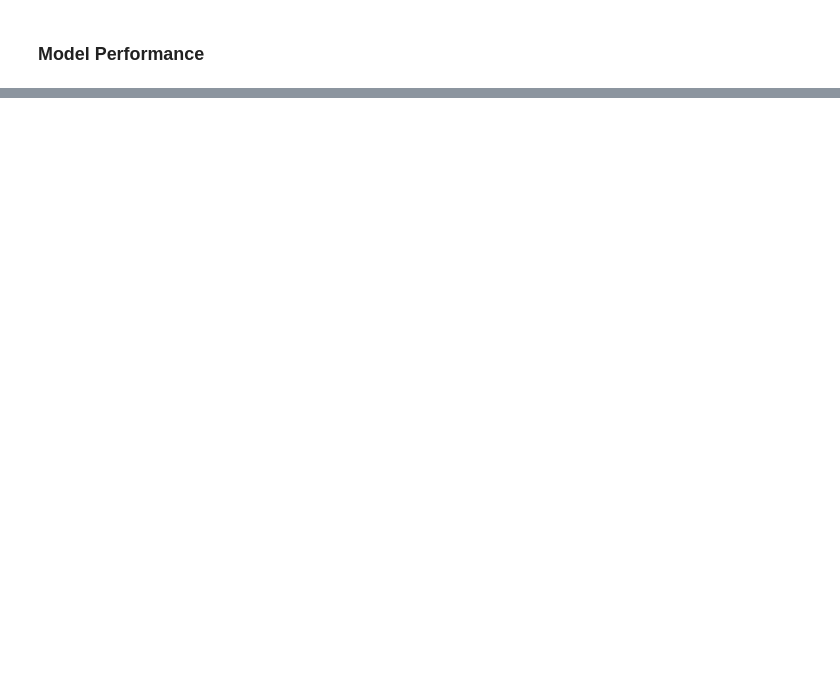
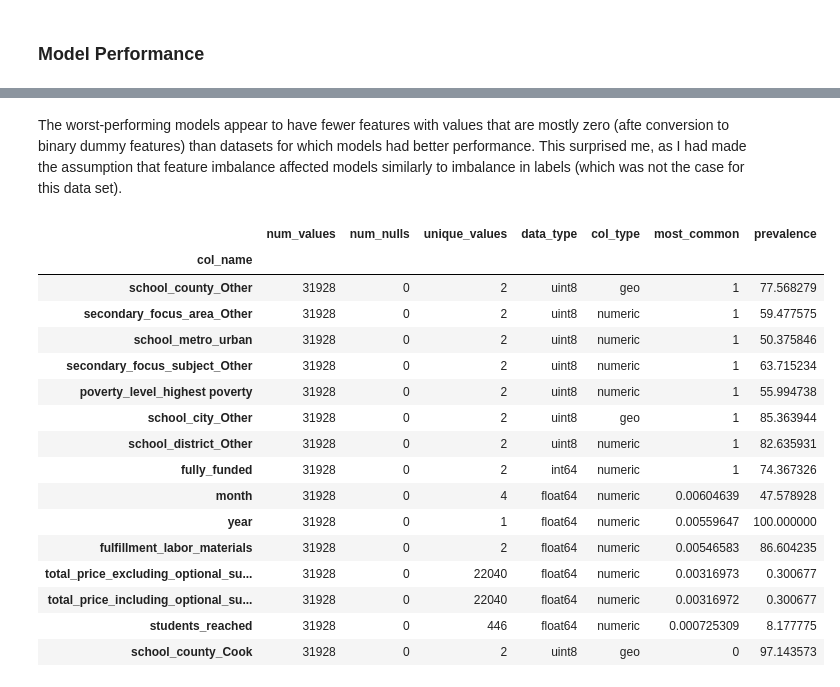
Before and after one commit to anmolchaturvedi/predicting_excitement, a Jupyter notebook: donors_choose.ipynb, the cells around one changed output, grey strips where cells are left out. Saved outputs shown, nothing was run; the diff lists cells and outputs as text; code cells hidden in the pictures; blank space fills up the shorter version.

```diff
--- a/donors_choose.ipynb
+++ b/donors_choose.ipynb
@@ -804,0 +728,23 @@ The only model with an AUC ROC exceeding baseline predictions was a logisitic re
+# %% [markdown]
+The worst-performing models appear to have fewer features with values that are mostly zero (afte conversion to binary dummy features) than datasets for which models had better performance. This surprised me, as I had made the assumption that feature imbalance affected models similarly to imbalance in labels (which was not the case for this data set).
+# %%
+set2_summary, _ = ml.summarize_df(fg_sets[2][1])
+set2_summary.sort_values(by='most_common', ascending = False).head(15)
+# %% [output]
+|  | num_values | num_nulls | unique_values | data_type | col_type | most_common | prevalence |
+| col_name |  |  |  |  |  |  |  |
+| school_county_Other | 31928 | 0 | 2 | uint8 | geo | 1 | 77.568279 |
+| secondary_focus_area_Other | 31928 | 0 | 2 | uint8 | numeric | 1 | 59.477575 |
+| school_metro_urban | 31928 | 0 | 2 | uint8 | numeric | 1 | 50.375846 |
+| secondary_focus_subject_Other | 31928 | 0 | 2 | uint8 | numeric | 1 | 63.715234 |
+| poverty_level_highest poverty | 31928 | 0 | 2 | uint8 | numeric | 1 | 55.994738 |
+| school_city_Other | 31928 | 0 | 2 | uint8 | geo | 1 | 85.363944 |
+| school_district_Other | 31928 | 0 | 2 | uint8 | numeric | 1 | 82.635931 |
+| fully_funded | 31928 | 0 | 2 | int64 | numeric | 1 | 74.367326 |
+| month | 31928 | 0 | 4 | float64 | numeric | 0.00604639 | 47.578928 |
+| year | 31928 | 0 | 1 | float64 | numeric | 0.00559647 | 100.000000 |
+| fulfillment_labor_materials | 31928 | 0 | 2 | float64 | numeric | 0.00546583 | 86.604235 |
+| total_price_excluding_optional_su... | 31928 | 0 | 22040 | float64 | numeric | 0.00316973 | 0.300677 |
+| total_price_including_optional_su... | 31928 | 0 | 22040 | float64 | numeric | 0.00316972 | 0.300677 |
+| students_reached | 31928 | 0 | 446 | float64 | numeric | 0.000725309 | 8.177775 |
+| school_county_Cook | 31928 | 0 | 2 | uint8 | geo | 0 | 97.143573 |
```
Also changed, not shown: parts of 23 cells of this notebook, 1 other file.
